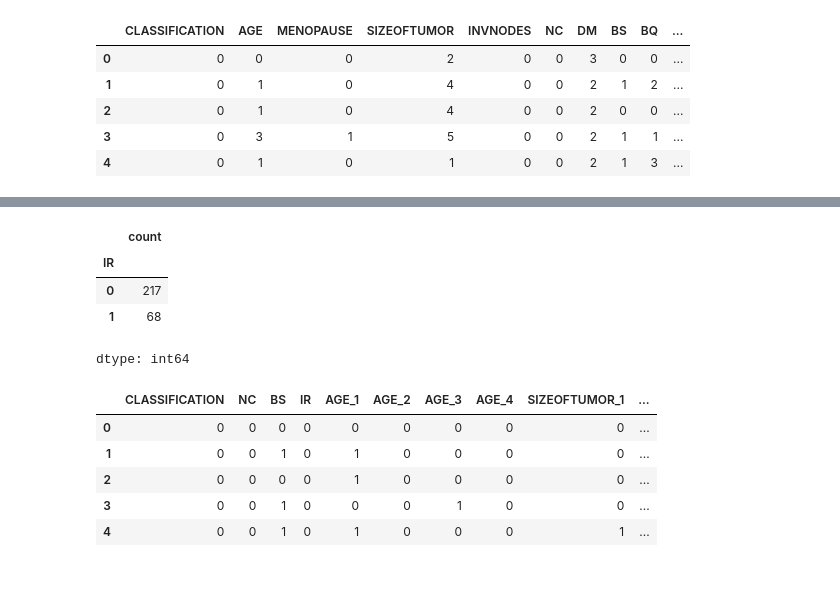
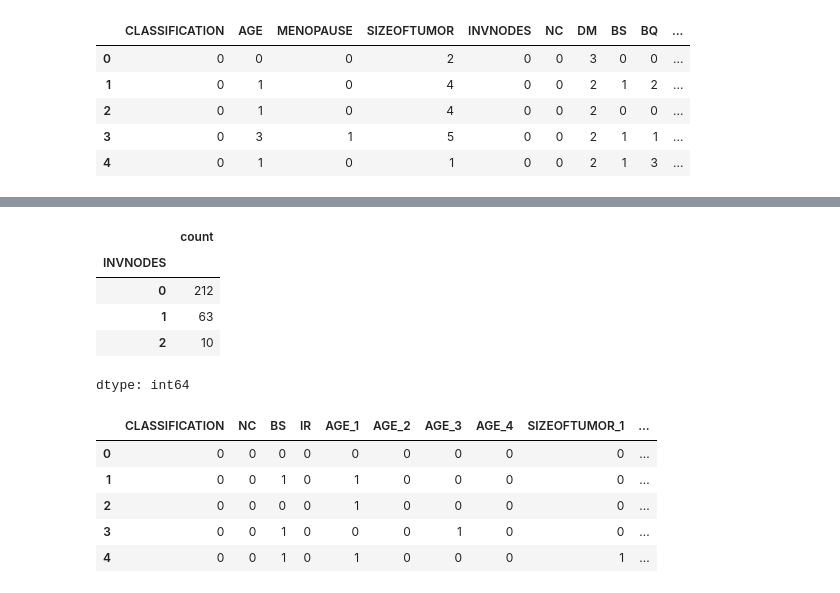
Before and after one commit to 2256haradityam/Projects, a Jupyter notebook: CARPRICEPREDICTION.ipynb, the cells around one changed output, grey strips where cells are left out. Cells and saved outputs as stored; diff of their text form; code cells hidden in the pictures.

```diff
--- a/CARPRICEPREDICTION.ipynb
+++ b/CARPRICEPREDICTION.ipynb
@@ -21,10 +26,11 @@ df.head()
 # %%
 df['SIZEOFTUMOR'] = df['SIZEOFTUMOR'].apply(lambda x: 0 if x in['45-49','5-9'] else (1 if x in ['50-54','0-4'] else (2 if x == '30-34' else (3 if x == '25-29' else (4 if x == '20-24' else (5 if x == '15-19' else(6 if x == '10-14' else (7 if x == '40-44' else 8))))))))
 # %%
-df['IR'].value_counts()
+df['INVNODES'].value_counts()
 # %% [output]
 |  | count |
-| IR |  |
-| 0 | 217 |
-| 1 | 68 |
+| INVNODES |  |
+| 0 | 212 |
+| 1 | 63 |
+| 2 | 10 |
 dtype: int64
```
Also changed, not shown: parts of 11 cells of this notebook.
